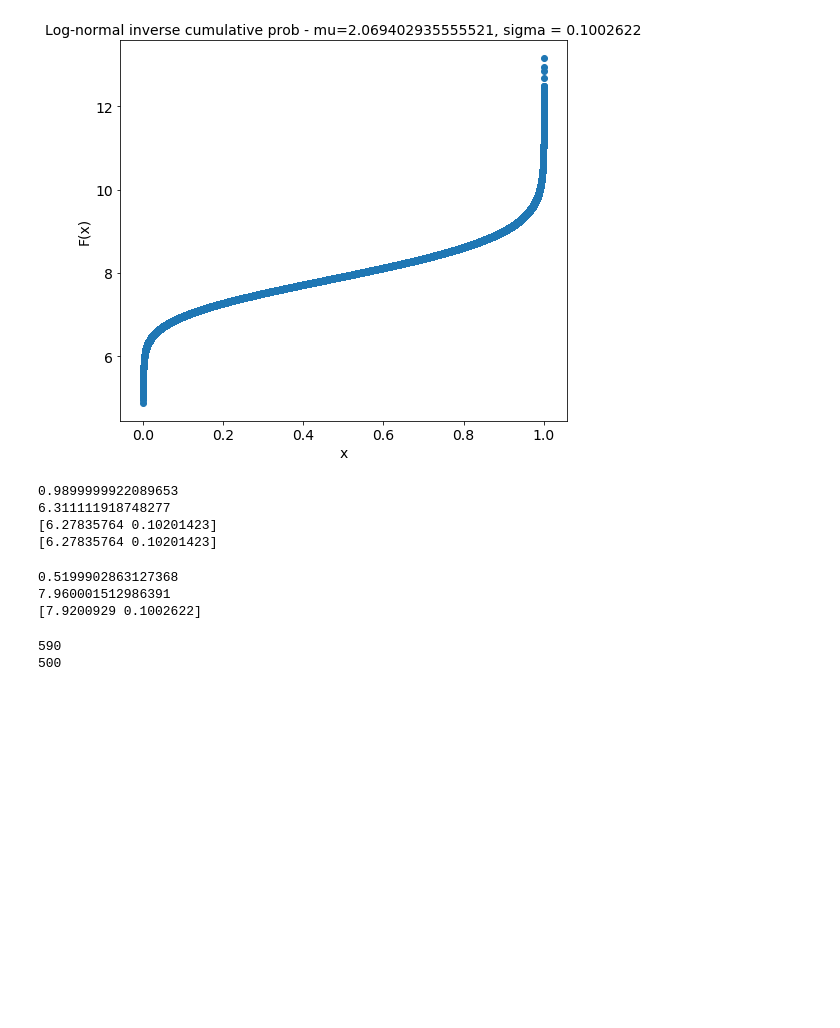
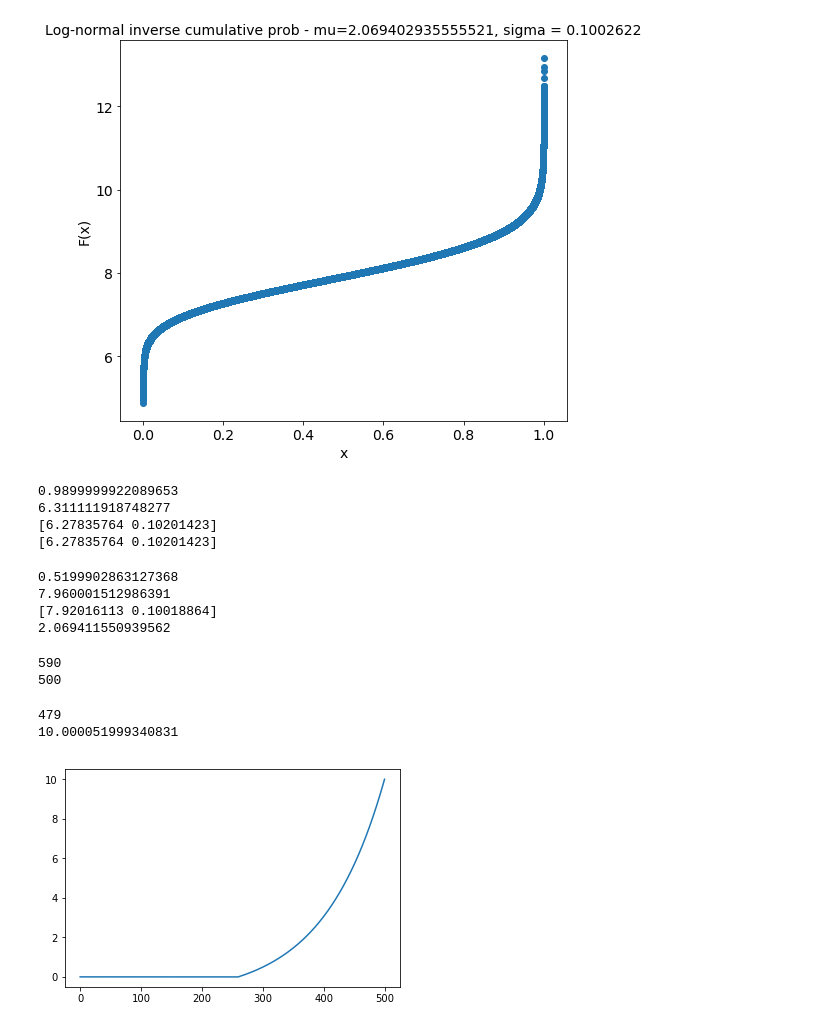
Before and after one commit to patricksinclair/Pyrithione_Analysis, a Jupyter notebook: Testing_phase/PyrithionePlotter.ipynb, the cells around one changed output. Saved outputs shown, nothing was run; the diff lists cells and outputs as text; code cells hidden in the pictures; blank space fills up the shorter version.

```diff
--- a/Testing_phase/PyrithionePlotter.ipynb
+++ b/Testing_phase/PyrithionePlotter.ipynb
@@ -522,9 +522,10 @@ def getMuAndSigma4(target_mic, percentile_resistVal):
 
 
 
-    params0 = [6, 0.1]
+    params0 = [8, 0.1]
     result = minimize(func, params0, method = 'Nelder-Mead')
     print(result.x)
+    print(math.log(result.x[0]))
 
     #params0 = [0.1, 6]
     #result = minimize(func2, params0, method = 'Nelder-Mead')
@@ -536,7 +537,8 @@ getMuAndSigma4(7.96, 10.)
 # %% [output]
 0.5199902863127368
 7.960001512986391
-[7.9200929 0.1002622]
+[7.92016113 0.10018864]
+2.069411550939562
 # %%
 def muSigmaRelation():
 
@@ -623,0 +621,19 @@ def muSigmaRelation3():
+# %%
+def plotConcentrationProfile():
+
+    xVals = np.arange(0, 500)
+
+    yVals = [math.e**(0.01*(x-259.21))-1 if x>=259 else 0 for x in xVals]
+
+    mean_val_reached = next(i for i in range(len(yVals)) if yVals[i] > 7.96)
+    print(mean_val_reached)
+    print(max(yVals))
+    plt.plot(xVals, yVals)
+    plt.show()
+
+
+plotConcentrationProfile()
+# %% [output]
+479
+10.000051999340831
+[figure, added]
```
Also changed, not shown: parts of 1 cell of this notebook.
